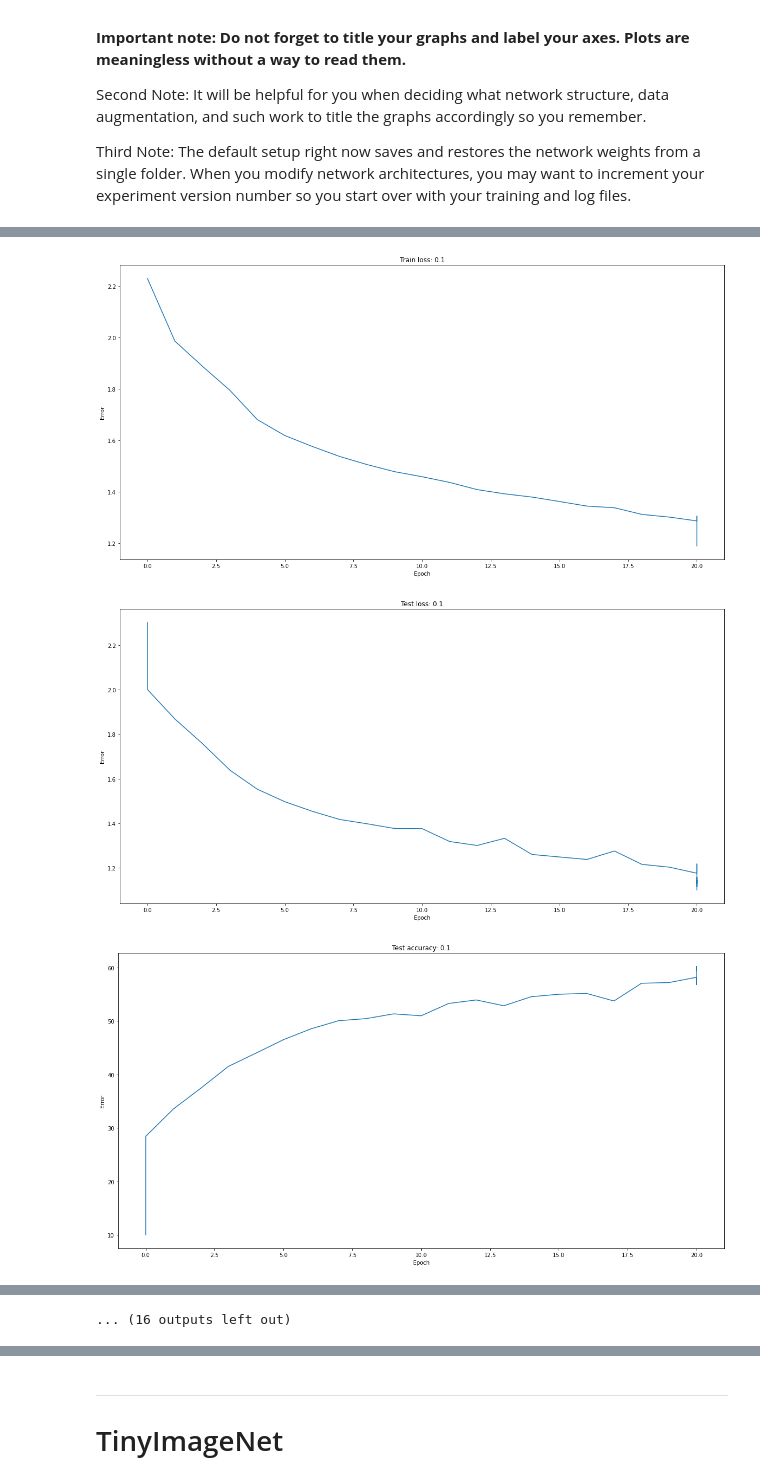
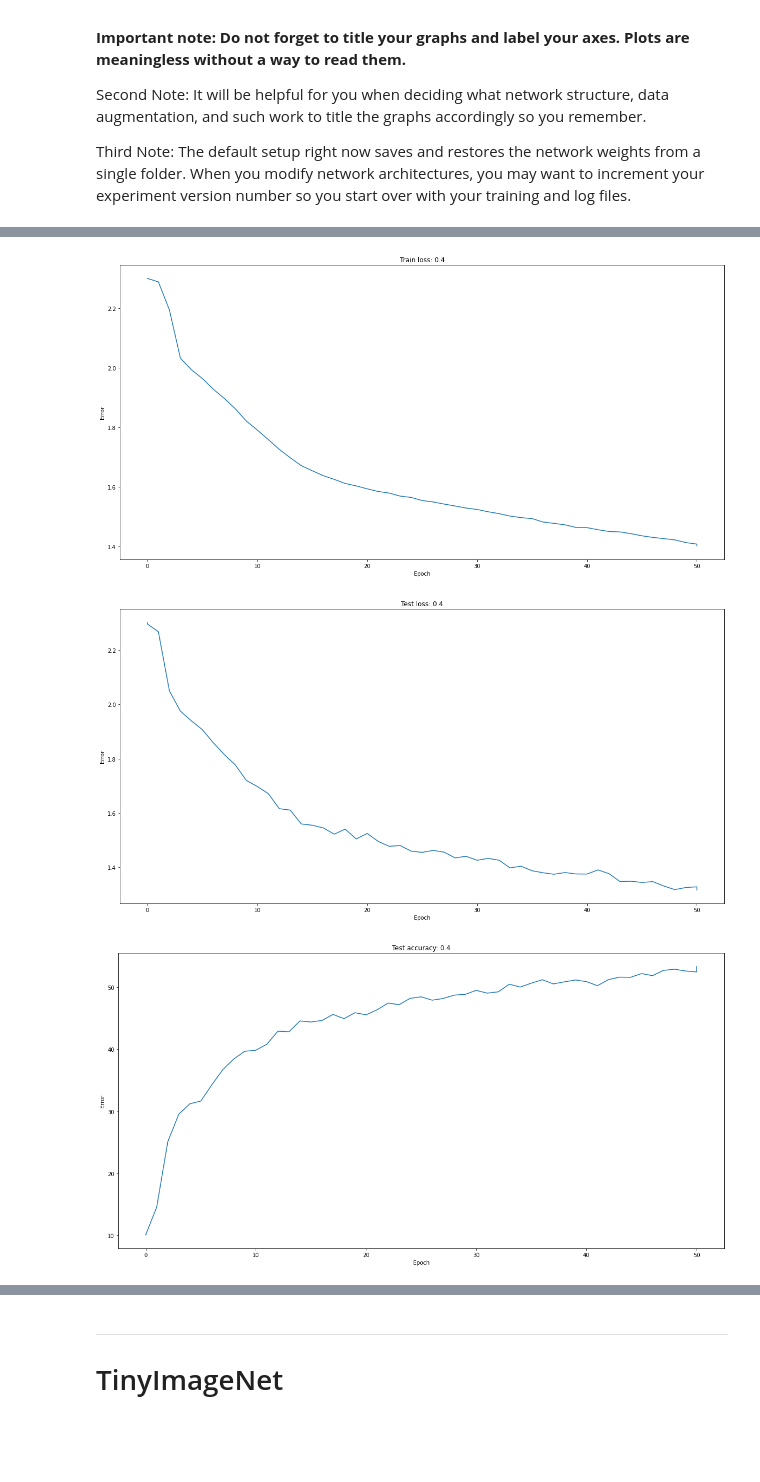
Before and after one commit to manangandhi99/uwnet, a Jupyter notebook: hw1.ipynb, the cells around one changed output, grey strips where cells are left out. Cells and saved outputs as stored; diff of their text form; code cells hidden in the pictures; blank space fills up the shorter version.

```diff
--- a/hw1.ipynb
+++ b/hw1.ipynb
@@ -332,7 +332,7 @@ def try_model(model_type="CIFAR"):
       pt_util.plot(ep, val, f'Test accuracy: {EXPERIMENT_VERSION}', 'Epoch', 'Error')
 
 
-model_attempts = ["0.1", "0.2", "0.3", "0.4", "0.5", "0.6", "0.7"]
+model_attempts = ["0.4", "0.5", "0.6"]
 for attempt in model_attempts:
   if attempt == "0.1":
     BATCH_SIZE = 256
@@ -388,7 +388,7 @@ for attempt in model_attempts:
     WEIGHT_DECAY = 0.0005
 
     EXPERIMENT_VERSION = attempt # increment this to start a new experiment
-    LOG_PATH = DATA_PATH + 'logs/' + EXPERIMENT_VERSION + '/'
+    LOG_PATH = DATA_PATH + 'logs/' + EXPERIMENT_VERSION + ".1" + '/'
     try_model()
   elif attempt == "0.5":
     BATCH_SIZE = 256
@@ -416,7 +416,7 @@ for attempt in model_attempts:
     WEIGHT_DECAY = 0.0005
 
     EXPERIMENT_VERSION = attempt # increment this to start a new experiment
-    LOG_PATH = DATA_PATH + 'logs/' + EXPERIMENT_VERSION + '/'
+    LOG_PATH = DATA_PATH + 'logs/' + EXPERIMENT_VERSION +".1"+ '/'
     try_model("AUG")
   else:
     BATCH_SIZE = 1024
@@ -453,6 +453,6 @@ Saved /gdrive/My Drive/colab_files/hw1/cifar/logs/0.1/020.pt
-[figure, old version]
+[figure, new version]
-[figure, old version]
+[figure, new version]
-[figure, old version]
+[figure, new version]
 Restoring:
 conv1.weight ->         torch.Size([16, 3, 3, 3]) = 0MB
 conv1.bias ->   torch.Size([16]) = 0MB
@@ -496,4 +496,3 @@ Saved /gdrive/My Drive/colab_files/hw1/cifar/logs/0.3/020.pt
-... (16 outputs left out)
 # %% [markdown]
 ##CIFAR Questions
 
```
Also changed, not shown: parts of 9 cells of this notebook.
